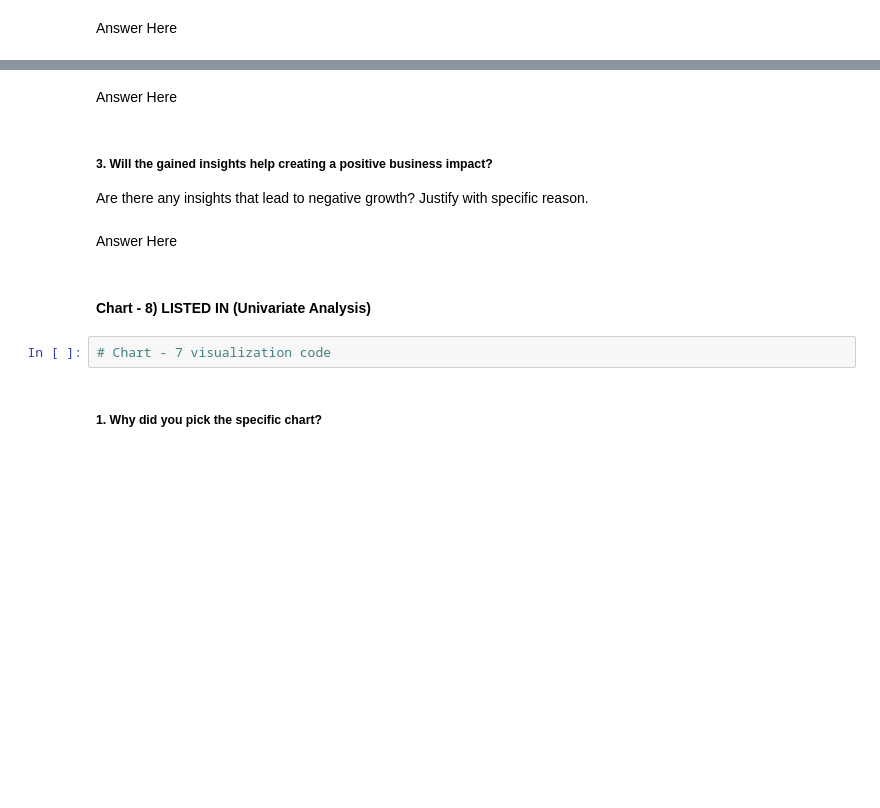
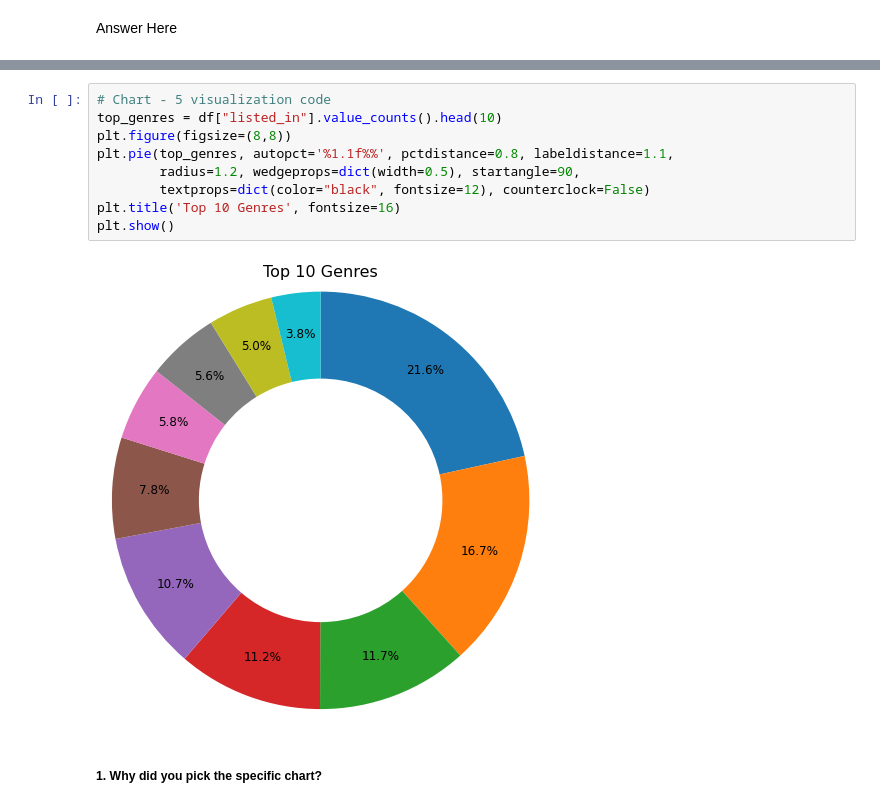
Before and after one commit to Shraddha6999/NETFLIX_MOVIES_AND_TV_SHOWS_CLUSTERING, a Jupyter notebook: NETFLIX_MOVIES_AND_TV_SHOWS_CLUSTERING.ipynb, the cells around one changed output, grey strips where cells are left out. Saved outputs shown, nothing was run; the diff lists cells and outputs as text; blank space fills up the shorter version.

```diff
--- a/NETFLIX_MOVIES_AND_TV_SHOWS_CLUSTERING.ipynb
+++ b/NETFLIX_MOVIES_AND_TV_SHOWS_CLUSTERING.ipynb
@@ -552,14 +536,14 @@ Answer Here.
-# %% [markdown]
-Answer Here
-# %% [markdown]
-##### 3. Will the gained insights help creating a positive business impact?
-Are there any insights that lead to negative growth? Justify with specific reason.
-# %% [markdown]
-Answer Here
-# %% [markdown]
-#### Chart - 8) LISTED IN (Univariate Analysis)
-# %%
-# Chart - 7 visualization code
+# %%
+# Chart - 5 visualization code
+top_genres = df["listed_in"].value_counts().head(10)
+plt.figure(figsize=(8,8))
+plt.pie(top_genres, autopct='%1.1f%%', pctdistance=0.8, labeldistance=1.1,
+        radius=1.2, wedgeprops=dict(width=0.5), startangle=90,
+        textprops=dict(color="black", fontsize=12), counterclock=False)
+plt.title('Top 10 Genres', fontsize=16)
+plt.show()
+# %% [output]
+[figure, added]
 # %% [markdown]
 ##### 1. Why did you pick the specific chart?
 # %% [markdown]
```
Also changed, not shown: parts of 65 cells of this notebook.
